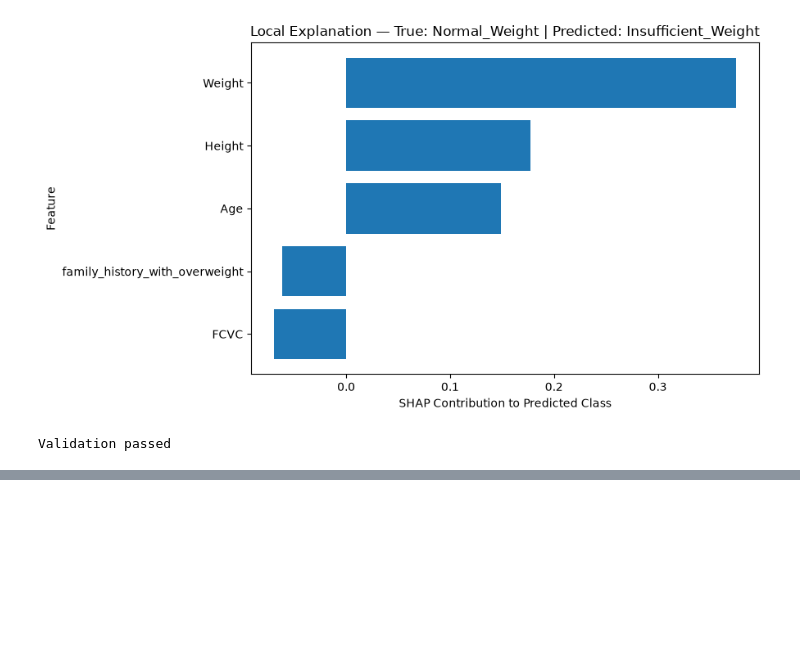
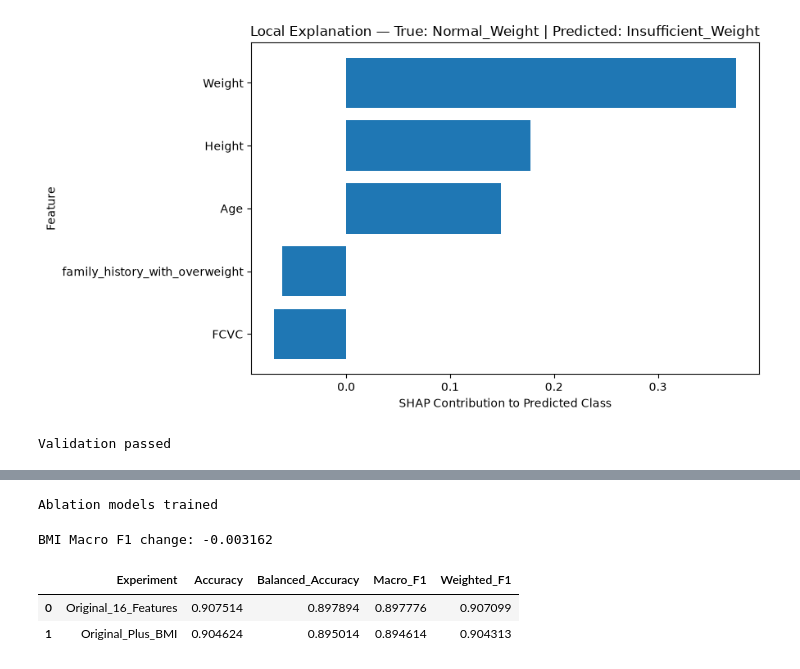
Before and after one commit to SMCodeX7/Obesity-Risk-Intelligence-System, a Jupyter notebook: notebooks/06_explainability.ipynb, the cells around one changed output, grey strips where cells are left out. Drawn from its saved outputs; the diff is of its cells as text; code cells hidden in the pictures; blank space fills up the shorter version.

```diff
--- a/notebooks/06_explainability.ipynb
+++ b/notebooks/06_explainability.ipynb
@@ -1532,0 +1922,16 @@ Validation passed
+# %%
+baseline_ablation_model.fit(
+    X_train,
+    y_train,
+)
+
+bmi_ablation_model.fit(
+    X_train_bmi,
+    y_train,
+)
+
+print(
+    "Ablation models trained"
+)
+# %% [output]
+Ablation models trained
@@ -1532,0 +1998,60 @@ Validation passed
+# %%
+bmi_ablation_df = pd.DataFrame(
+    [
+        {
+            "Experiment":
+                "Original_16_Features",
+
+            **baseline_ablation_metrics,
+        },
+
+        {
+            "Experiment":
+                "Original_Plus_BMI",
+
+            **bmi_ablation_metrics,
+        },
+    ]
+)
+
+baseline_macro_f1 = (
+    bmi_ablation_df.loc[
+        bmi_ablation_df[
+            "Experiment"
+        ]
+        == "Original_16_Features",
+        "Macro_F1",
+    ]
+    .iloc[0]
+)
+
+bmi_macro_f1 = (
+    bmi_ablation_df.loc[
+        bmi_ablation_df[
+            "Experiment"
+        ]
+        == "Original_Plus_BMI",
+        "Macro_F1",
+    ]
+    .iloc[0]
+)
+
+bmi_macro_f1_delta = (
+    bmi_macro_f1
+    - baseline_macro_f1
+)
+
+print(
+    "BMI Macro F1 change:",
+    round(
+        bmi_macro_f1_delta,
+        6,
+    ),
+)
+
+bmi_ablation_df
+# %% [output]
+BMI Macro F1 change: -0.003162
+|  | Experiment | Accuracy | Balanced_Accuracy | Macro_F1 | Weighted_F1 |
+| 0 | Original_16_Features | 0.907514 | 0.897894 | 0.897776 | 0.907099 |
+| 1 | Original_Plus_BMI | 0.904624 | 0.895014 | 0.894614 | 0.904313 |
```
Also changed, not shown: parts of 10 cells of this notebook, 3 other files.
